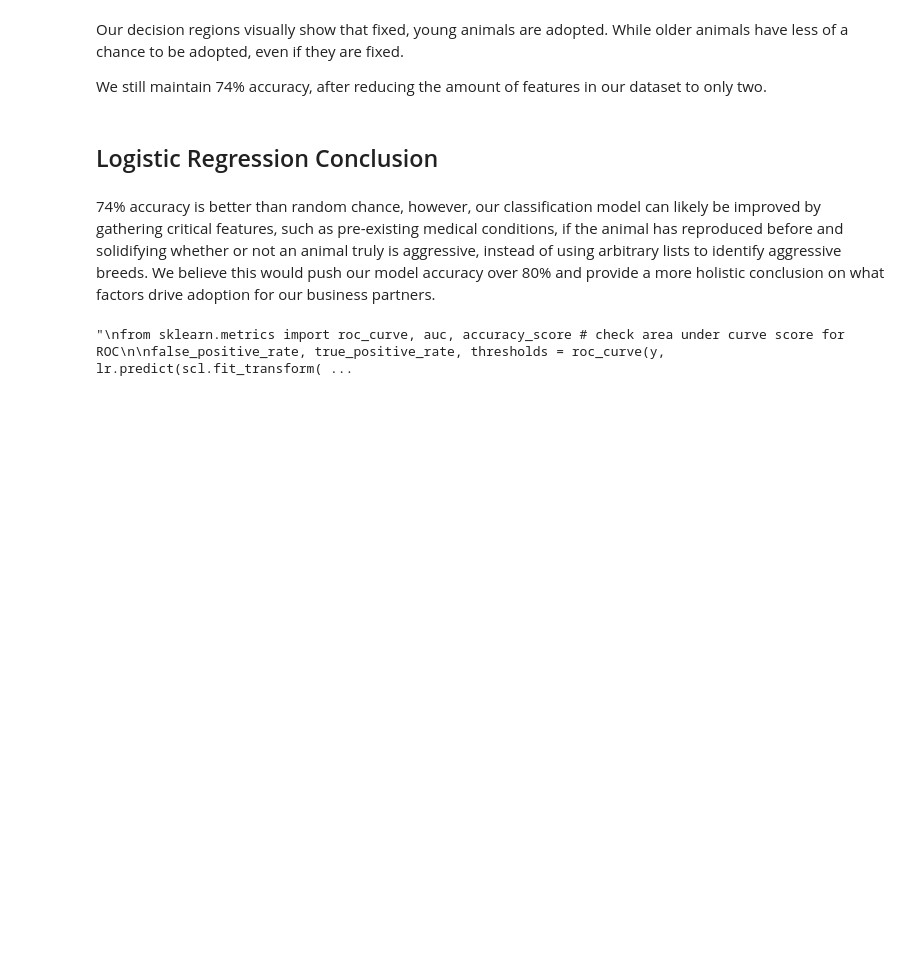
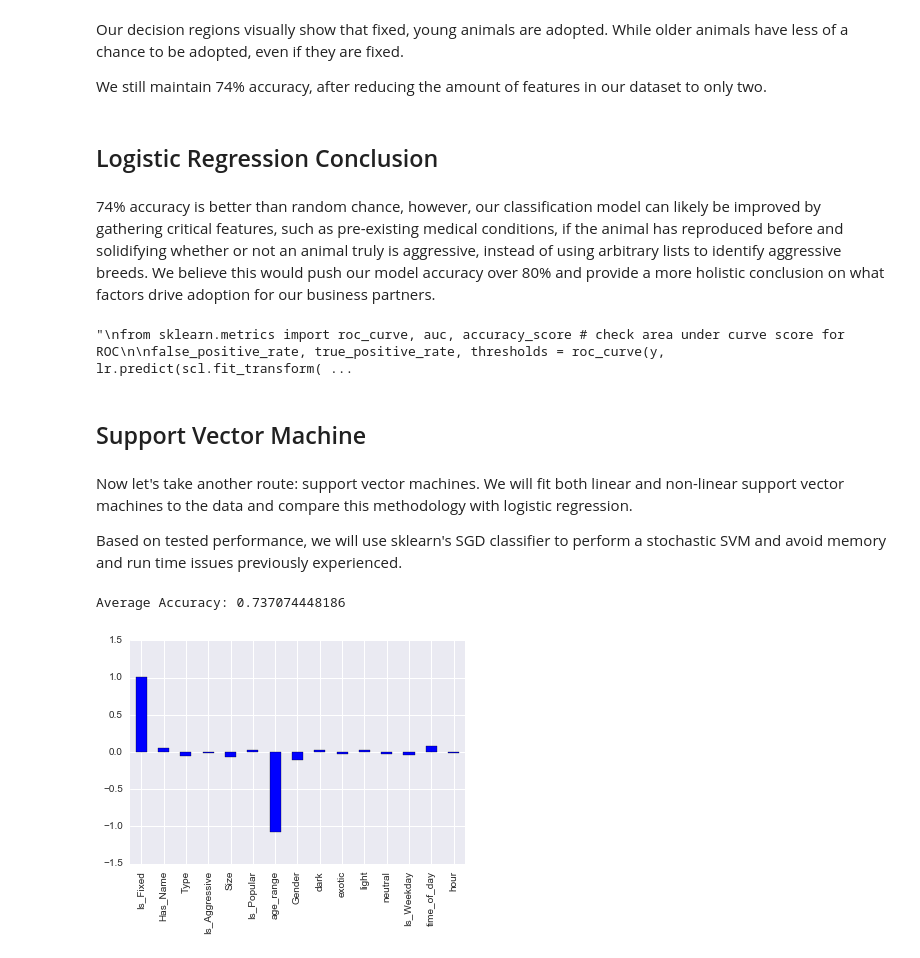
Before and after one commit to mg826/Data_Mining, a Jupyter notebook: Project1_AnimalOutcomes/Project1_Exploration_Visualization_Dreduce.ipynb, the cells around one changed output. Saved outputs shown, nothing was run; the diff lists cells and outputs as text; code cells hidden in the pictures; blank space fills up the shorter version.

```diff
--- a/Project1_AnimalOutcomes/Project1_Exploration_Visualization_Dreduce.ipynb
+++ b/Project1_AnimalOutcomes/Project1_Exploration_Visualization_Dreduce.ipynb
@@ -886,3 +894,9 @@ plt.show()
 '''
 # %% [output]
 "\nfrom sklearn.metrics import roc_curve, auc, accuracy_score # check area under curve score for ROC\n\nfalse_positive_rate, true_positive_rate, thresholds = roc_curve(y, lr.predict(scl.fit_transform( ...
+# %% [markdown]
+## Support Vector Machine
+# %% [markdown]
+Now let's take another route: support vector machines. We will fit both linear and non-linear support vector machines to the data and compare this methodology with logistic regression.
+
+Based on tested performance, we will use sklearn's SGD classifier to perform a stochastic SVM and avoid memory and run time issues previously experienced.
@@ -888,0 +905,26 @@ plt.show()
+# %%
+scl = StandardScaler()
+svm = SGD(loss='hinge') # this is a linear SVM classifier
+X_train = df_alg.values[:,:-1] # features
+y_train = df_alg.values[:,-1] # target, binary
+
+cv_object =  StratifiedShuffleSplit(y = y_train,
+                                    n_iter=5,
+                                    test_size=0.2)
+# %%
+def svm_explore(cost, penalty):
+    svm = SGD(loss='hinge', penalty=penalty, alpha=cost, learning_rate = 'optimal',n_jobs=-1)
+    accuracies = cross_val_score(svm, scl.fit_transform(X_train), y_train, cv=cv_object)
+    print 'Average Accuracy:', np.average(accuracies)
+
+wd.interact(svm_explore, cost=(0.001,10.0,0.05), penalty =['l1','l2','elasticnet'])
+# %% [output]
+Average Accuracy: 0.737074448186
+# %%
+svm_final = SGD(loss='hinge', alpha=0.001, learning_rate='optimal', penalty='l2',n_jobs = -1)
+svm_final.fit(scl.fit_transform(X_train),y_train)
+weights = pd.Series(svm_final.coef_[0], index=df_alg.columns[:-1])
+weights.plot(kind='bar')
+plt.show()
+# %% [output]
+[figure, added]
```
Also changed, not shown: parts of 24 cells of this notebook.
